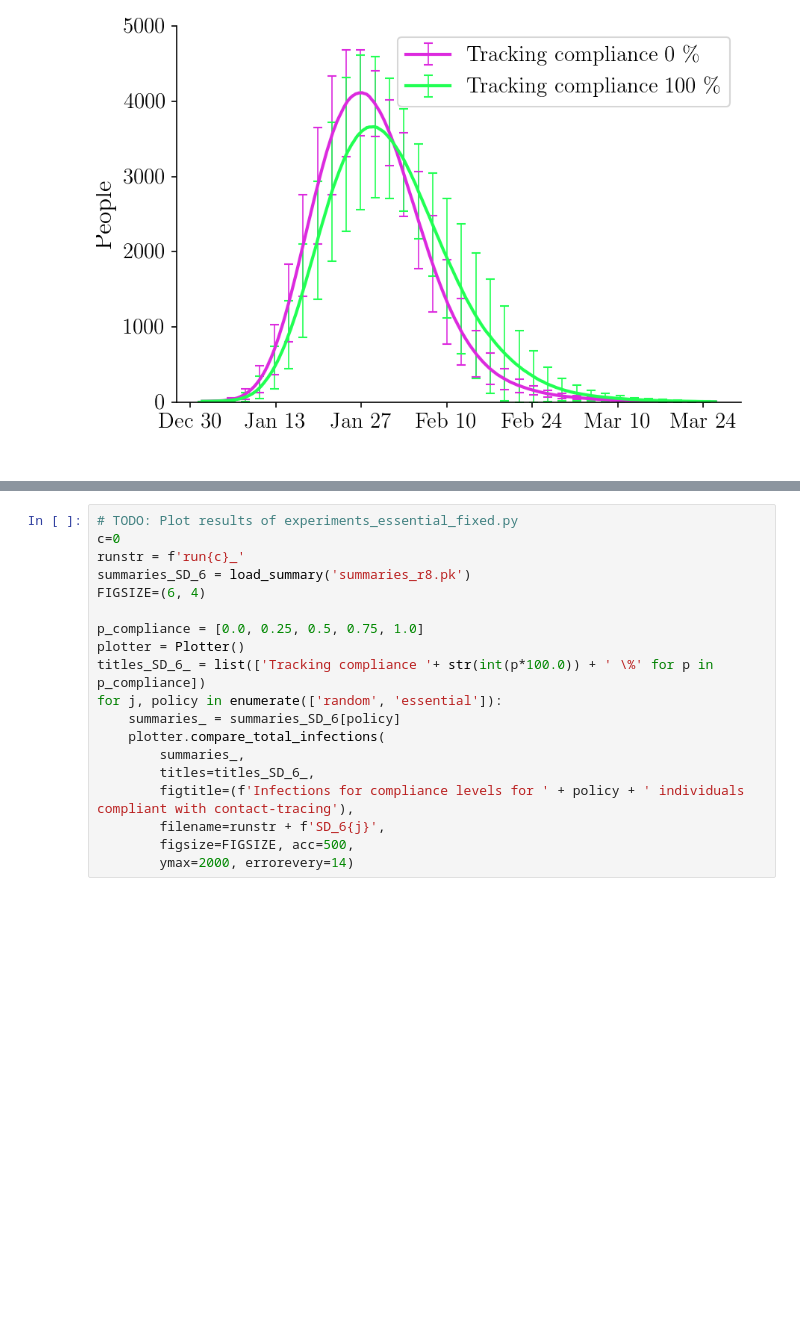
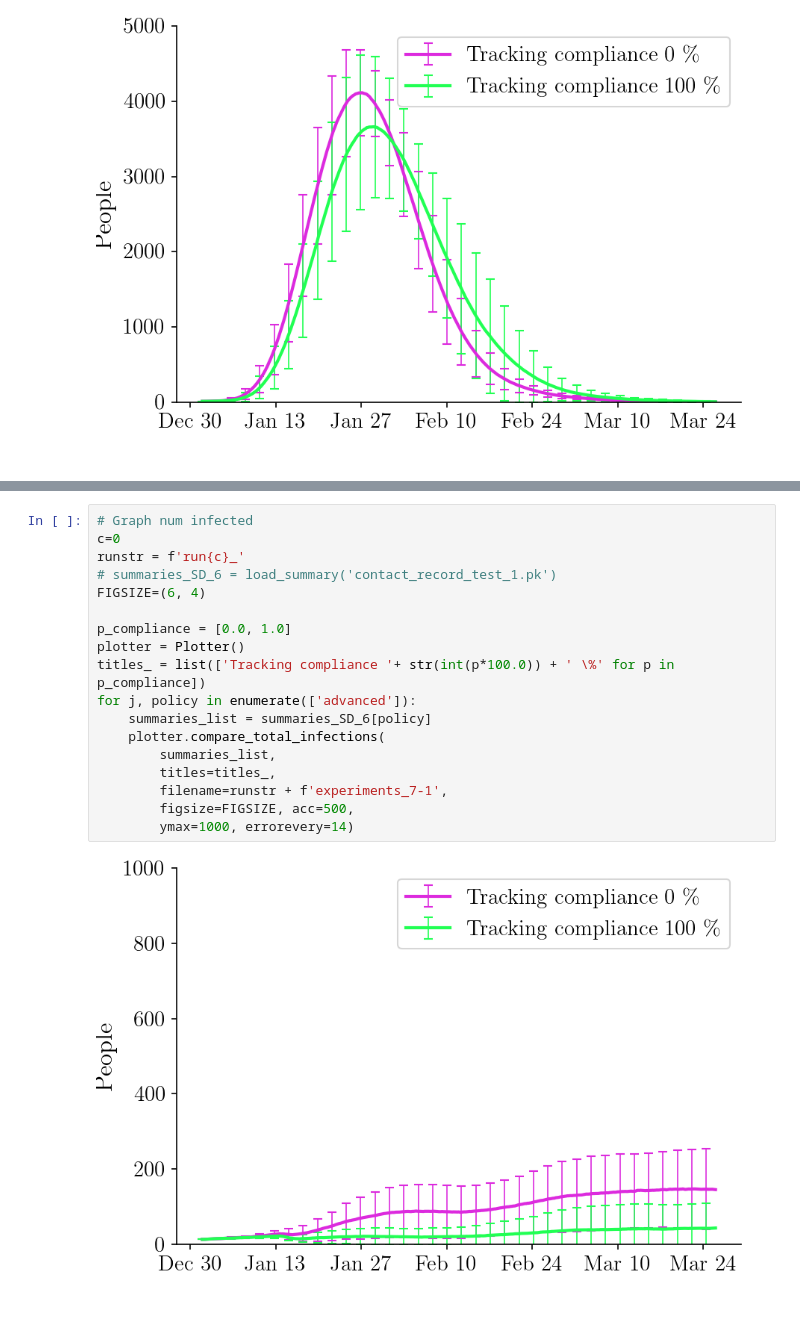
Before and after one commit to stanfordfuturebay/simulator, a Jupyter notebook: sim/Plot.ipynb, the cells around one changed output, grey strips where cells are left out. Saved outputs shown, nothing was run; the diff lists cells and outputs as text; blank space fills up the shorter version.

```diff
--- a/sim/Plot.ipynb
+++ b/sim/Plot.ipynb
@@ -196,19 +227,20 @@ i_contained_infectious true rate:  0.9415896968908547
 # %%
-# TODO: Plot results of experiments_essential_fixed.py
+# Graph num infected
 c=0
 runstr = f'run{c}_'
-summaries_SD_6 = load_summary('summaries_r8.pk')
+# summaries_SD_6 = load_summary('contact_record_test_1.pk')
 FIGSIZE=(6, 4)
 
-p_compliance = [0.0, 0.25, 0.5, 0.75, 1.0]
+p_compliance = [0.0, 1.0]
 plotter = Plotter()
-titles_SD_6_ = list(['Tracking compliance '+ str(int(p*100.0)) + ' \%' for p in p_compliance])
-for j, policy in enumerate(['random', 'essential']):
-    summaries_ = summaries_SD_6[policy]
+titles_ = list(['Tracking compliance '+ str(int(p*100.0)) + ' \%' for p in p_compliance])
+for j, policy in enumerate(['advanced']):
+    summaries_list = summaries_SD_6[policy]
     plotter.compare_total_infections(
-        summaries_,
-        titles=titles_SD_6_,
-        figtitle=(f'Infections for compliance levels for ' + policy + ' individuals compliant with contact-tracing'),
-        filename=runstr + f'SD_6{j}',
+        summaries_list,
+        titles=titles_,
+        filename=runstr + f'experiments_7-1',
         figsize=FIGSIZE, acc=500,
-        ymax=2000, errorevery=14)
+        ymax=1000, errorevery=14)
+# %% [output]
+[figure, added]
```
Also changed, not shown: parts of 13 cells of this notebook.
